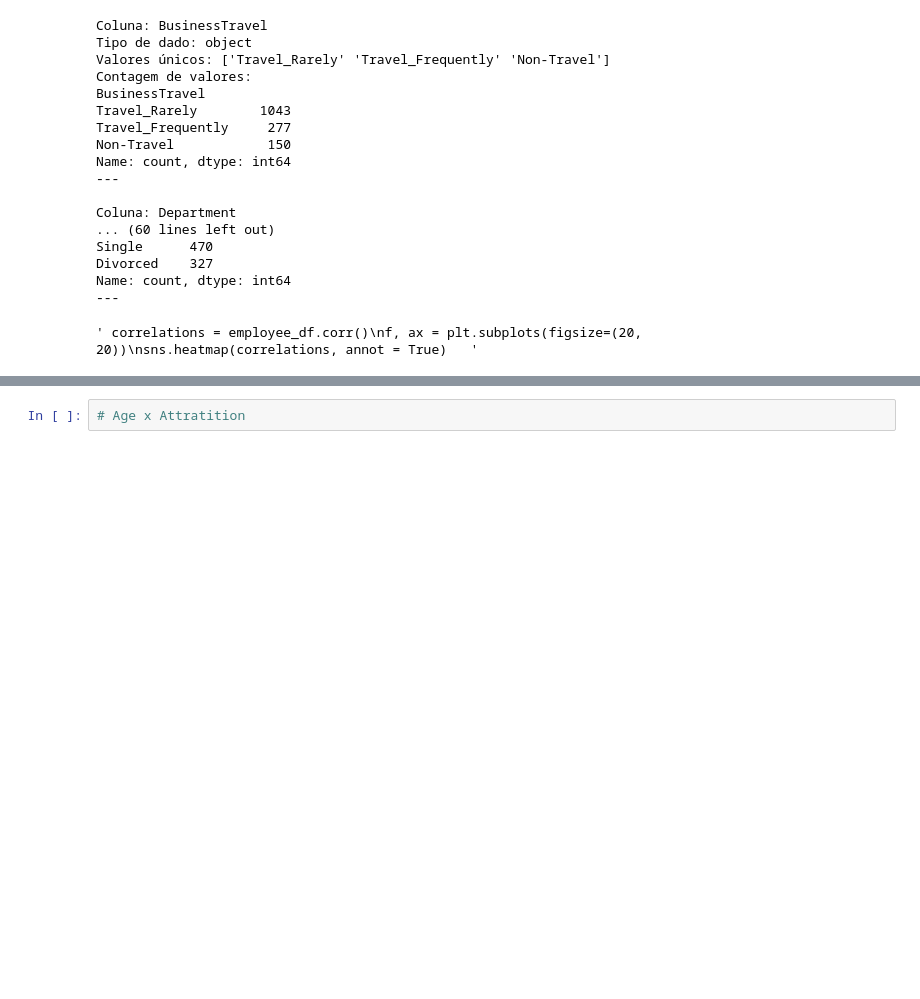
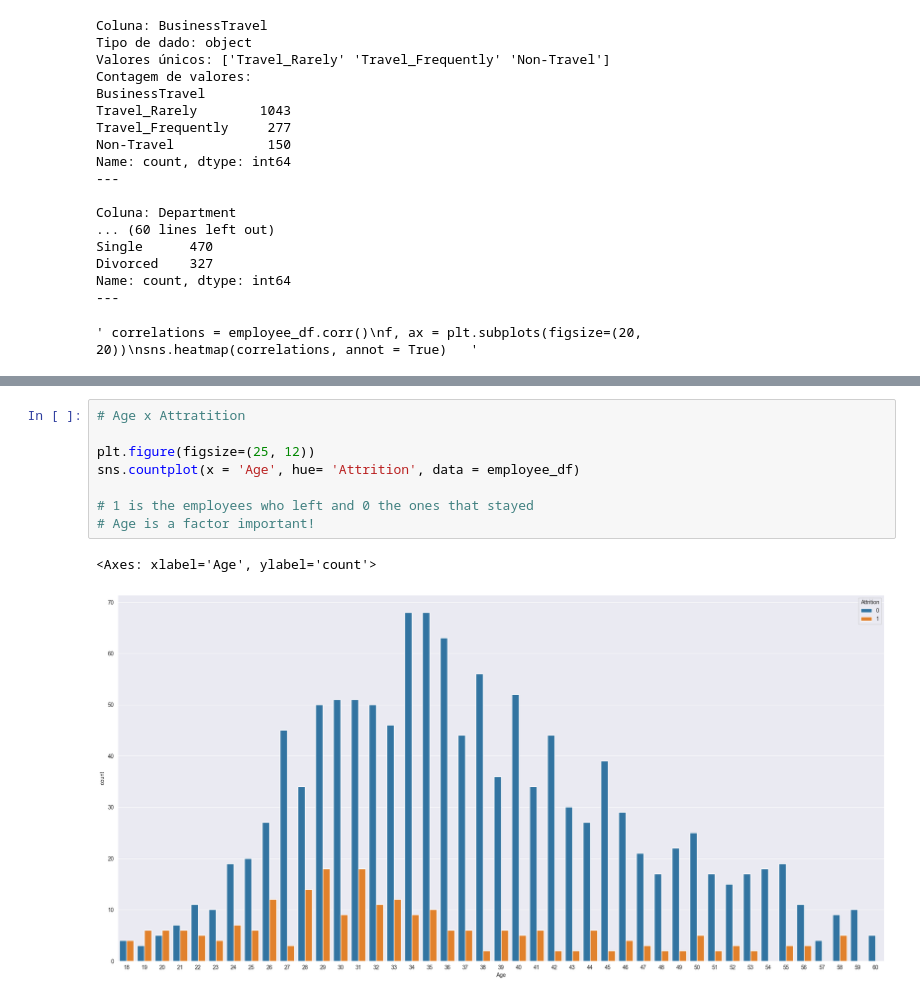
Before and after one commit to Haell39/HR-Analytics, a Jupyter notebook: notebooks/EDA_HR.ipynb, the cells around one changed output, grey strips where cells are left out. Saved outputs shown, nothing was run; the diff lists cells and outputs as text; blank space fills up the shorter version.

```diff
--- a/notebooks/EDA_HR.ipynb
+++ b/notebooks/EDA_HR.ipynb
@@ -359,3 +356,12 @@ Age have a solid correlation with MonthlyIncome -> 0.5
 ' \nThere is a strong correlations between TotalWorkingYears and Joblevel and MonthlyIncome\nYearsatCompany have a solid correlation with TotalWorkingYears and MonthlyIncome\nYearsinCurrentRole have a ...
-# %%
-# Age x Attratition
+# %%
+# Age x Attratition
+
+plt.figure(figsize=(25, 12))
+sns.countplot(x = 'Age', hue= 'Attrition', data = employee_df)
+
+# 1 is the employees who left and 0 the ones that stayed
+# Age is a factor important!
+# %% [output]
+<Axes: xlabel='Age', ylabel='count'>
+[figure, added]
```
Also changed, not shown: parts of 13 cells of this notebook, 2 other files.
